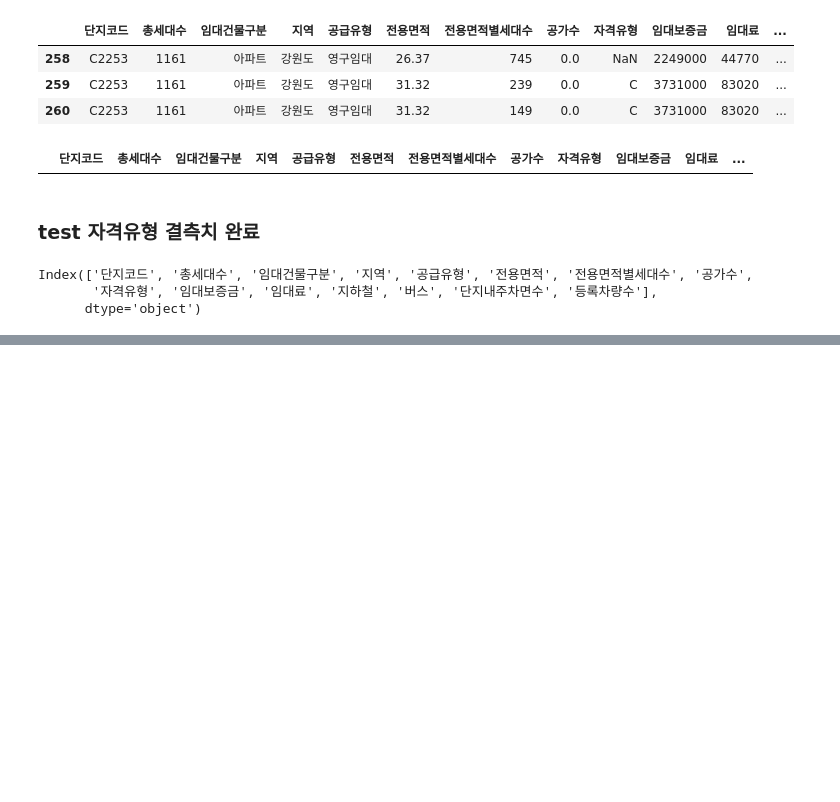
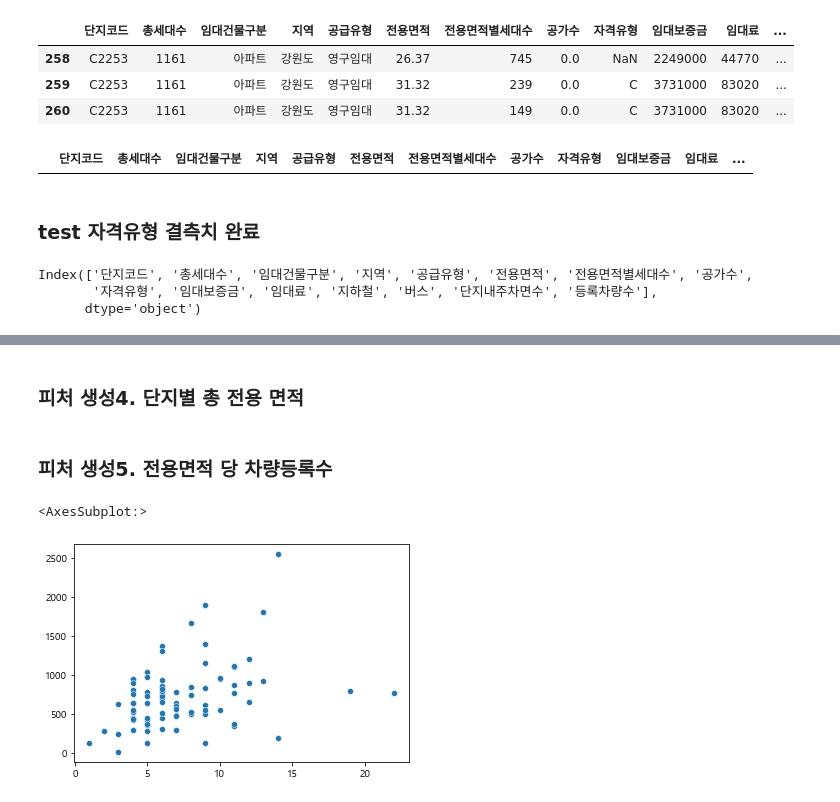
Before and after one commit to ComeOn-LeafForest/nameun, a Jupyter notebook: nameun/parking_demand_preprocessing.ipynb, the cells around one changed output, grey strips where cells are left out. Drawn from its saved outputs; the diff is of its cells as text; code cells hidden in the pictures; blank space fills up the shorter version.

```diff
--- a/nameun/parking_demand_preprocessing.ipynb
+++ b/nameun/parking_demand_preprocessing.ipynb
@@ -159,0 +222,3 @@ Index(['단지코드', '총세대수', '임대건물구분', '지역', '공급
+# %%
+train_df["세대수비율주차면수"] = (train_df["전용면적별세대수"] / train_df["실거주세대수"]) * train_df["단지내주차면수"]
+test_df["세대수비율주차면수"] = (test_df["전용면적별세대수"] / test_df["실거주세대수"]) * test_df["단지내주차면수"]
@@ -159,0 +227,22 @@ Index(['단지코드', '총세대수', '임대건물구분', '지역', '공급
+# %%
+train_df["세대수 규모 당 총 전용면적"] = train_df["전용면적"] * train_df["전용면적별세대수"]
+test_df["세대수 규모 당 총 전용면적"] = test_df["전용면적"] * test_df["전용면적별세대수"]
+# %% [markdown]
+### 피처 생성4. 단지별 총 전용 면적
+# %%
+train_df["단지별 총 전용면적"] = train_df.groupby("단지코드")["세대수 규모 당 총 전용면적"].transform(np.sum)
+test_df["단지별 총 전용면적"] = test_df.groupby("단지코드")["세대수 규모 당 총 전용면적"].transform(np.sum)
+# %% [markdown]
+### 피처 생성5. 전용면적 당 차량등록수
+# %%
+train_df["전용면적 당 차량등록수"] = (train_df["세대수 규모 당 총 전용면적"] / train_df["단지별 총 전용면적"]) * train_df["등록차량수"]
+# %%
+area_group = train_df.groupby("지역")["등록차량수"]
+
+values = area_group.get_group("경기도").value_counts().index
+counts = area_group.get_group("경기도").value_counts().values
+
+sns.scatterplot(x=counts, y=values)
+# %% [output]
+<AxesSubplot:>
+[figure, added]
```
Also changed, not shown: parts of 21 cells of this notebook, 1 other file.
